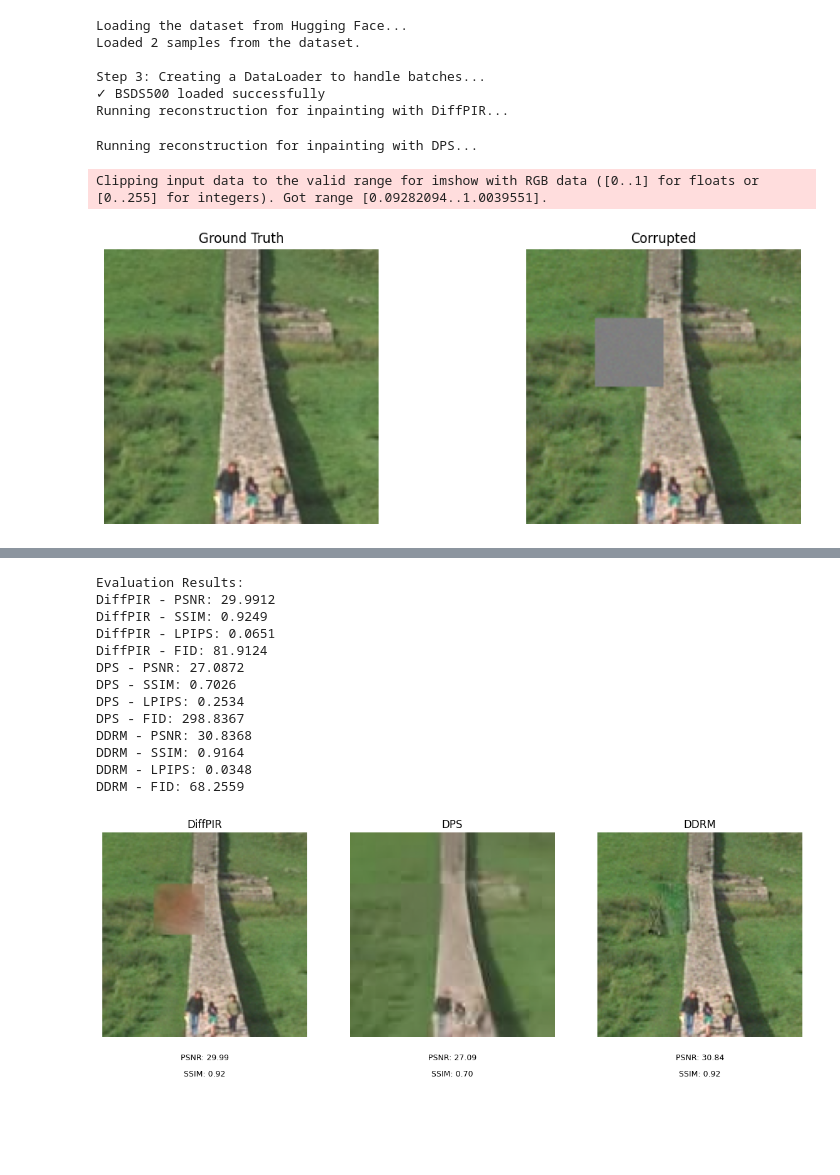
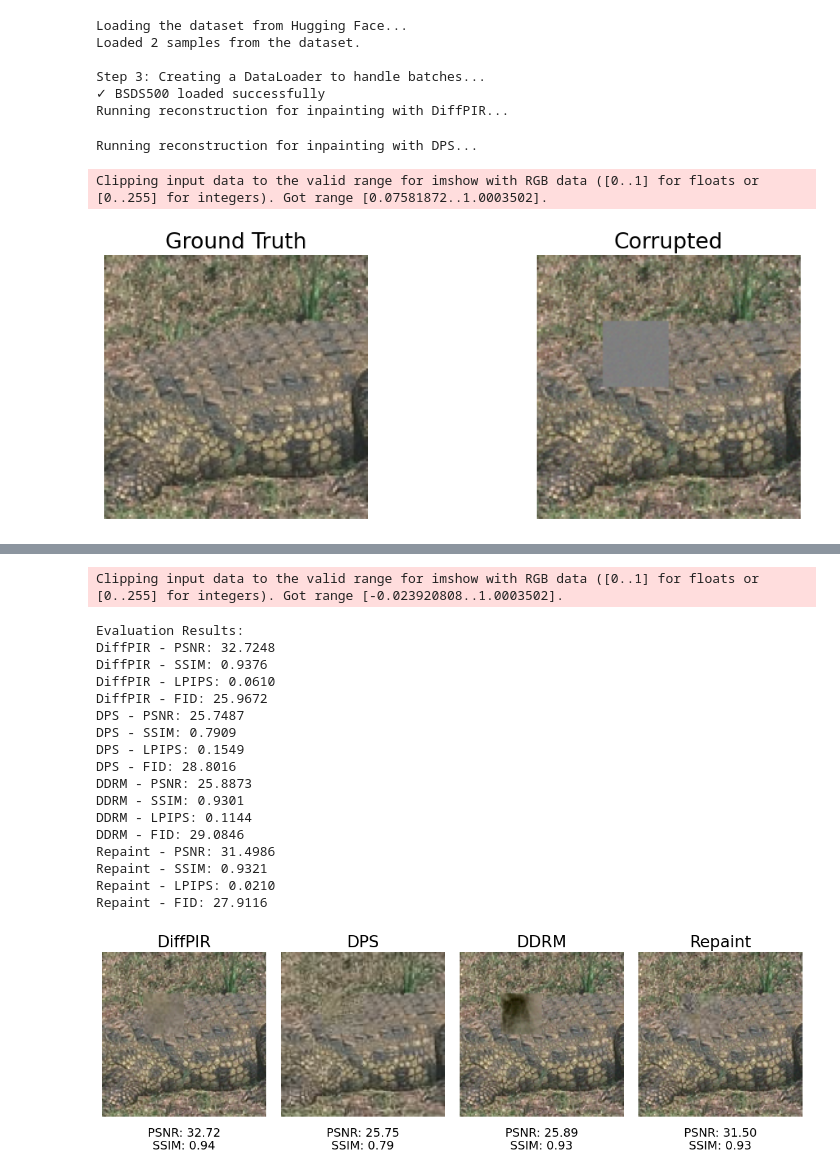
Before and after one commit to MohammadSadeghSalehi/diffusion-inverse-problems, a Jupyter notebook: notebooks/demo_inpainting.ipynb, the cells around one changed output, grey strips where cells are left out. Saved outputs shown, nothing was run; the diff lists cells and outputs as text; code cells hidden in the pictures; blank space fills up the shorter version.

Commit message:
Added all algorithms and visualization

```diff
--- a/notebooks/demo_inpainting.ipynb
+++ b/notebooks/demo_inpainting.ipynb
@@ -83,6 +83,10 @@ clean_img = sample_clean["image"].to(device) if isinstance(sample_clean, dict) e
 sample_noisy = next(iter(noisy_dataloader))
 y = sample_noisy[0].to(device)
 
+show_images(
+    [clean_img, y],
+    titles=["Ground Truth", "Corrupted"]
+)
 
 # === Run DiffPIR ===
 print(f"Running reconstruction for {problem} with DiffPIR...")
@@ -92,7 +96,7 @@ reconstructed_diffpir = diffpir(
     A=A,
     A_pinv=A_pinv,
     sigma_n=noise_level,
-    num_inference_steps=20,
+    num_inference_steps=200,
 )
 
 # rescale [-1,1] to [0,1]
@@ -109,7 +113,7 @@ reconstructed_dps = dps(
     y=y,
     A=A,
     A_pinv=A_pinv,
-    num_steps=20,
+    num_steps=200,
     eta=0.0,
     zeta=0.5,
     gt=clean_img,
@@ -122,19 +126,26 @@ reconstructed_ddrm = ddrm_ddim(
     y=y,
     A=A,
     A_pinv=A_pinv,
-    num_inference_steps=20,
+    num_inference_steps=10,
+)
+
+# === Run Repaint ===
+reconstructed_repaint = repaint(
+    pipeline=pipeline,
+    corrupted_img=y,
+    mask=mask.to(device),
+    num_inference_steps=500,
+    jump_n_sample=10
 )
 
 # === Visualization ===
-show_images(
-    [clean_img, y],
-    titles=["Ground Truth", "Corrupted"]
-)
 evaluator = MetricsEvaluator(device=device)
 
 results_diffpir = evaluator.compute_all(reconstructed_diffpir, clean_img)
 results_dps = evaluator.compute_all(reconstructed_dps, clean_img)
 results_ddrm = evaluator.compute_all(reconstructed_ddrm, clean_img)
+results_repaint = evaluator.compute_all(reconstructed_repaint, clean_img)
+
 print("Evaluation Results:")
 for k, v in results_diffpir.items():
     print(f"DiffPIR - {k}: {v:.4f}")
@@ -142,11 +153,14 @@ for k, v in results_dps.items():
     print(f"DPS - {k}: {v:.4f}")
 for k, v in results_ddrm.items():
     print(f"DDRM - {k}: {v:.4f}")
+for k, v in results_repaint.items():
+    print(f"Repaint - {k}: {v:.4f}")
 
-show_images([reconstructed_diffpir, reconstructed_dps, reconstructed_ddrm], titles=["DiffPIR", "DPS", "DDRM"], metrics=[
+show_images([reconstructed_diffpir, reconstructed_dps, reconstructed_ddrm, reconstructed_repaint], titles=["DiffPIR", "DPS", "DDRM", "Repaint"], metrics=[
         {"PSNR": results_diffpir["PSNR"], "SSIM": results_diffpir["SSIM"]},
         {"PSNR": results_dps["PSNR"], "SSIM": results_dps["SSIM"]},
-        {"PSNR": results_ddrm["PSNR"], "SSIM": results_ddrm["SSIM"]}
+        {"PSNR": results_ddrm["PSNR"], "SSIM": results_ddrm["SSIM"]},
+        {"PSNR": results_repaint["PSNR"], "SSIM": results_repaint["SSIM"]}
     ])
 # %% [output]
 An error occurred while trying to fetch /Users/sadegh/.cache/huggingface/hub/models--google--ddpm-celebahq-256/snapshots/cd5c944777ea2668051904ead6cc120739b86c4d: Error no file named diffusion_pytorch ...
@@ -158,6 +172,6 @@ Step 3: Creating a DataLoader to handle batches...
 ✓ BSDS500 loaded successfully
 Running reconstruction for inpainting with DiffPIR...
 Running reconstruction for inpainting with DPS...
-Clipping input data to the valid range for imshow with RGB data ([0..1] for floats or [0..255] for integers). Got range [0.09282094..1.0039551].
+Clipping input data to the valid range for imshow with RGB data ([0..1] for floats or [0..255] for integers). Got range [0.07581872..1.0003502].
-[figure, old version]
+[figure, new version]
 Setting up [LPIPS] perceptual loss: trunk [alex], v[0.1], spatial [off]
@@ -166,14 +179,19 @@ Clipping input data to the valid range for imshow with RGB data ([0..1] for floa
-Evaluation Results:
-DiffPIR - PSNR: 29.9912
-DiffPIR - SSIM: 0.9249
-DiffPIR - LPIPS: 0.0651
-DiffPIR - FID: 81.9124
-DPS - PSNR: 27.0872
-DPS - SSIM: 0.7026
-DPS - LPIPS: 0.2534
-DPS - FID: 298.8367
-DDRM - PSNR: 30.8368
-DDRM - SSIM: 0.9164
-DDRM - LPIPS: 0.0348
-DDRM - FID: 68.2559
+Clipping input data to the valid range for imshow with RGB data ([0..1] for floats or [0..255] for integers). Got range [-0.023920808..1.0003502].
+Evaluation Results:
+DiffPIR - PSNR: 32.7248
+DiffPIR - SSIM: 0.9376
+DiffPIR - LPIPS: 0.0610
+DiffPIR - FID: 25.9672
+DPS - PSNR: 25.7487
+DPS - SSIM: 0.7909
+DPS - LPIPS: 0.1549
+DPS - FID: 28.8016
+DDRM - PSNR: 25.8873
+DDRM - SSIM: 0.9301
+DDRM - LPIPS: 0.1144
+DDRM - FID: 29.0846
+Repaint - PSNR: 31.4986
+Repaint - SSIM: 0.9321
+Repaint - LPIPS: 0.0210
+Repaint - FID: 27.9116
-[figure, old version]
+[figure, new version]
```
Also changed, not shown: parts of 1 cell of this notebook.
